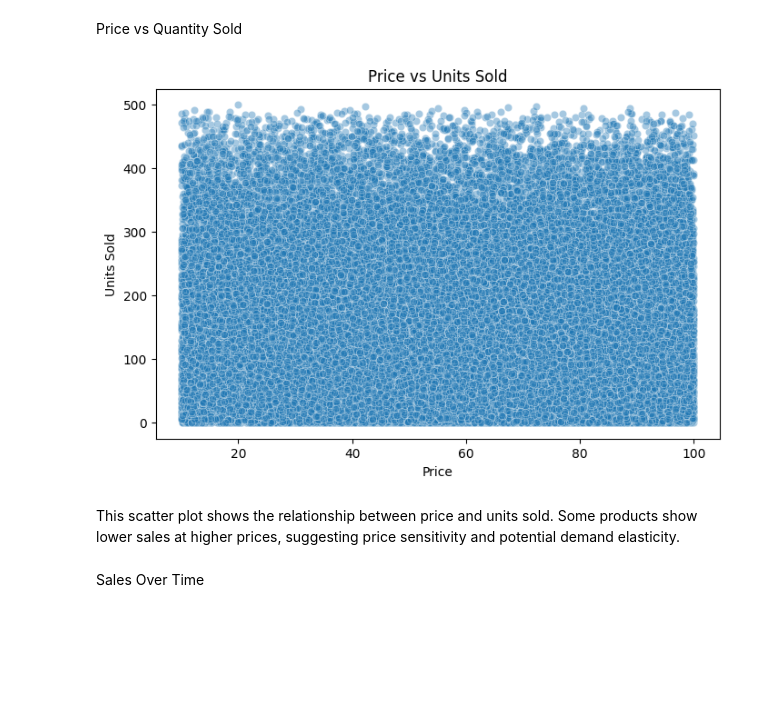
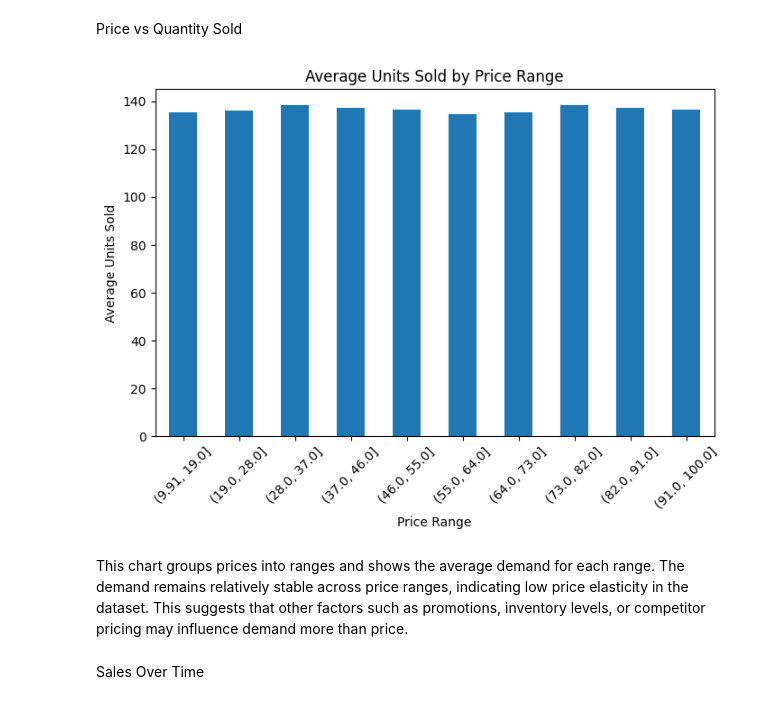
Before and after one commit to Aswinpb/AI_Price_Optima, a Jupyter notebook: notebooks/aswin_eda.ipynb, the cells around one changed output. Drawn from its saved outputs; the diff is of its cells as text; code cells hidden in the pictures; blank space fills up the shorter version.

Commit message:
Modified the Price vs Quantity Sold chart for better visual result

```diff
--- a/notebooks/aswin_eda.ipynb
+++ b/notebooks/aswin_eda.ipynb
@@ -131,16 +131,26 @@ df["Revenue"] = df["Units Sold"] * df["Price"]
 # %% [markdown]
 Price vs Quantity Sold
 # %%
+# Create price bins
+df["Price_Bin"] = pd.cut(df["Price"], bins=10)
+
+# Calculate average units sold per price bin
+price_bin_trend = df.groupby("Price_Bin")["Units Sold"].mean()
+
 plt.figure(figsize=(8,5))
-sns.scatterplot(x="Price", y="Units Sold", data=df, alpha=0.4)
-plt.title("Price vs Units Sold")
+price_bin_trend.sort_index().plot(kind="bar")
+plt.title("Average Units Sold by Price Range")
+plt.xlabel("Price Range")
+plt.ylabel("Average Units Sold")
+plt.xticks(rotation=45)
 plt.show()
 # %% [output]
-[figure, old version]
+[figure, new version]
 # %% [markdown]
-This scatter plot shows the relationship between price and units sold.
-Some products show lower sales at higher prices, suggesting price sensitivity
-and potential demand elasticity.
+This chart groups prices into ranges and shows the average demand for each range.
+The demand remains relatively stable across price ranges, indicating low price
+elasticity in the dataset. This suggests that other factors such as promotions,
+inventory levels, or competitor pricing may influence demand more than price.
 # %% [markdown]
 Sales Over Time
 # %%
```
